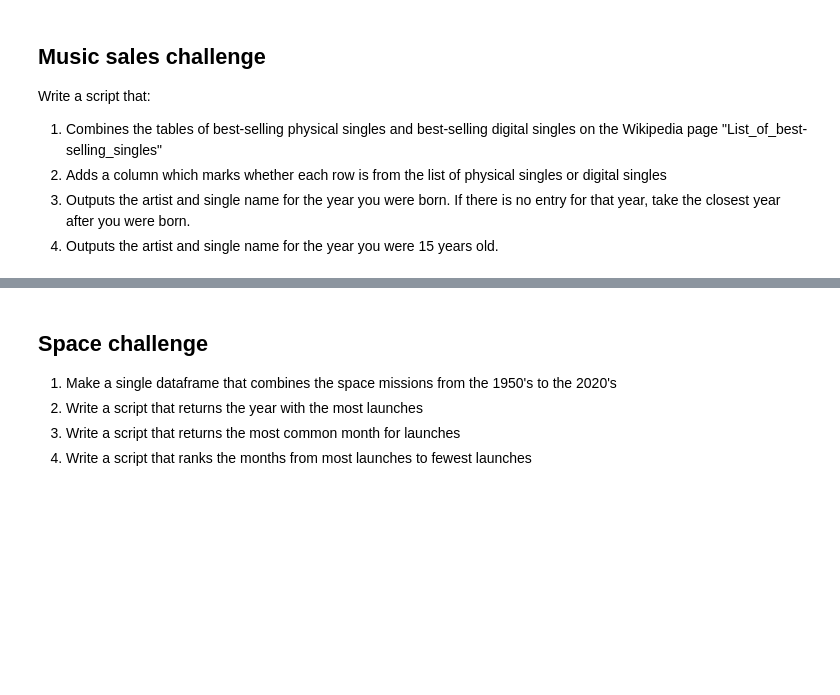
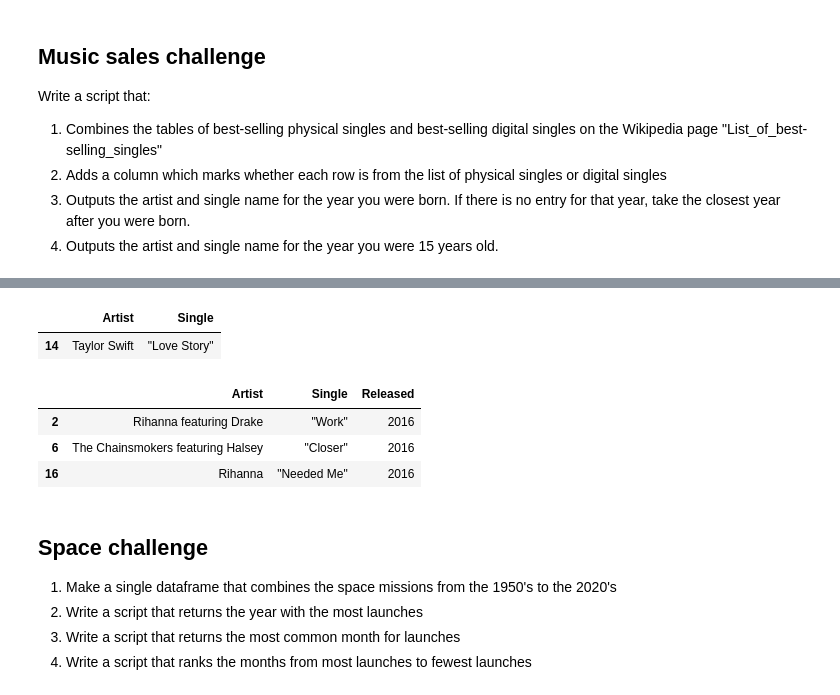
Before and after one commit to Louisefrausing/CulturalDataScience, a Jupyter notebook: fun_with_pandas.ipynb, the cells around one changed output, grey strips where cells are left out. Saved outputs shown, nothing was run; the diff lists cells and outputs as text; code cells hidden in the pictures; blank space fills up the shorter version.

```diff
--- a/fun_with_pandas.ipynb
+++ b/fun_with_pandas.ipynb
@@ -91,5 +87,17 @@ df_combined
 # %%
-birth = df_combined['Released']==2008
+birth=df_combined[df_combined['Released']==2008]
+birth[['Artist', 'Single']]
+# %% [output]
+|  | Artist | Single |
+| 14 | Taylor Swift | "Love Story" |
+# %%
+Fifteen = df_combined[df_combined['Released']==2016]
+Fifteen[['Artist', 'Single', 'Released']]
+# %% [output]
+|  | Artist | Single | Released |
+| 2 | Rihanna featuring Drake | "Work" | 2016 |
+| 6 | The Chainsmokers featuring Halsey | "Closer" | 2016 |
+| 16 | Rihanna | "Needed Me" | 2016 |
 # %% [markdown]
 ## Space challenge
 
```
Also changed, not shown: parts of 5 cells of this notebook.
